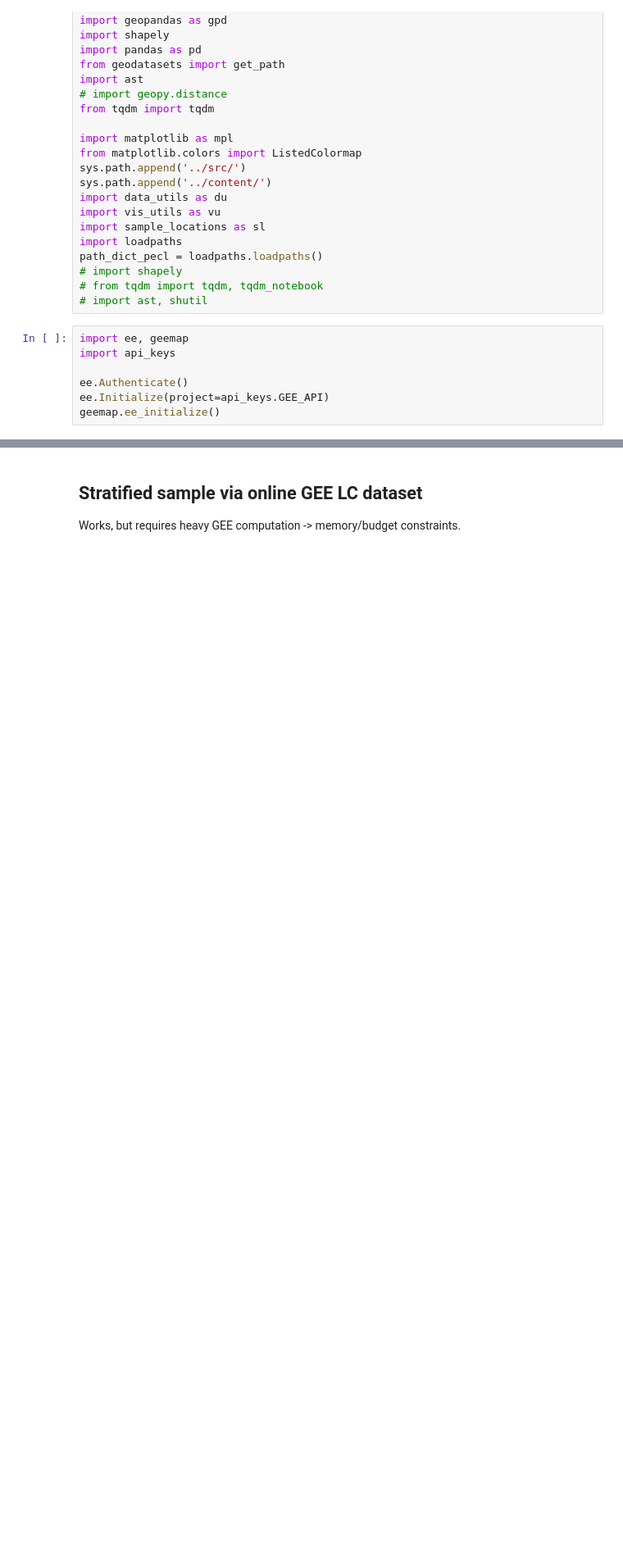
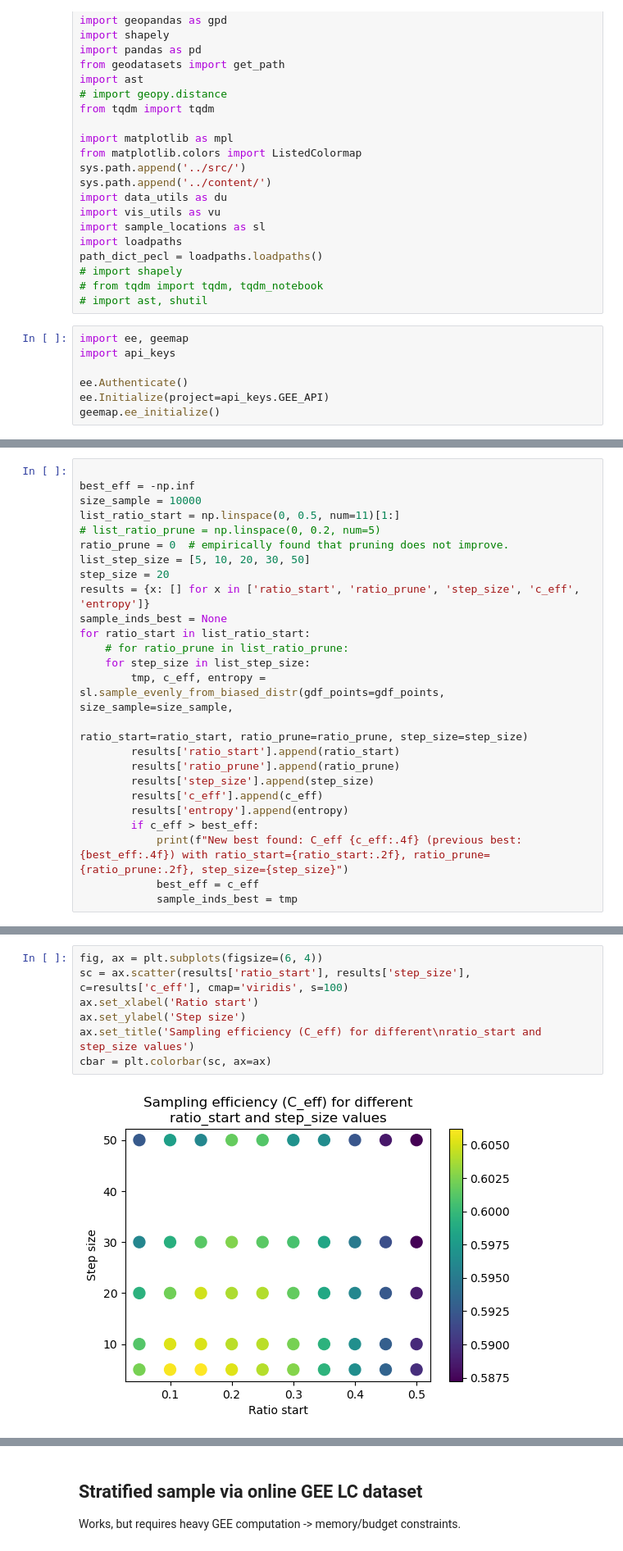
Before and after one commit to WUR-AI/interpret_earth_embeddings, a Jupyter notebook: notebooks/Sample locations dataset.ipynb, the cells around one changed output, grey strips where cells are left out. Shown at 82% size. Saved outputs shown, nothing was run; the diff lists cells and outputs as text; blank space fills up the shorter version.

```diff
--- a/notebooks/Sample locations dataset.ipynb
+++ b/notebooks/Sample locations dataset.ipynb
@@ -77,0 +186,25 @@ if col_plot == 'label':
+# %%
+
+best_eff = -np.inf
+size_sample = 10000
+list_ratio_start = np.linspace(0, 0.5, num=11)[1:]
+# list_ratio_prune = np.linspace(0, 0.2, num=5)
+ratio_prune = 0  # empirically found that pruning does not improve.
+list_step_size = [5, 10, 20, 30, 50]
+step_size = 20
+results = {x: [] for x in ['ratio_start', 'ratio_prune', 'step_size', 'c_eff', 'entropy']}
+sample_inds_best = None
+for ratio_start in list_ratio_start:
+    # for ratio_prune in list_ratio_prune:
+    for step_size in list_step_size:
+        tmp, c_eff, entropy = sl.sample_evenly_from_biased_distr(gdf_points=gdf_points, size_sample=size_sample,
+                                                                            ratio_start=ratio_start, ratio_prune=ratio_prune, step_size=step_size)
+        results['ratio_start'].append(ratio_start)
+        results['ratio_prune'].append(ratio_prune)
+        results['step_size'].append(step_size)
+        results['c_eff'].append(c_eff)
+        results['entropy'].append(entropy)
+        if c_eff > best_eff:
+            print(f"New best found: C_eff {c_eff:.4f} (previous best: {best_eff:.4f}) with ratio_start={ratio_start:.2f}, ratio_prune={ratio_prune:.2f}, step_size={step_size}")
+            best_eff = c_eff
+            sample_inds_best = tmp
@@ -77,0 +215,9 @@ if col_plot == 'label':
+# %%
+fig, ax = plt.subplots(figsize=(6, 4))
+sc = ax.scatter(results['ratio_start'], results['step_size'], c=results['c_eff'], cmap='viridis', s=100)
+ax.set_xlabel('Ratio start')
+ax.set_ylabel('Step size')
+ax.set_title('Sampling efficiency (C_eff) for different\nratio_start and step_size values')
+cbar = plt.colorbar(sc, ax=ax)
+# %% [output]
+[figure, added]
```
Also changed, not shown: parts of 28 cells of this notebook, 36 other files.
